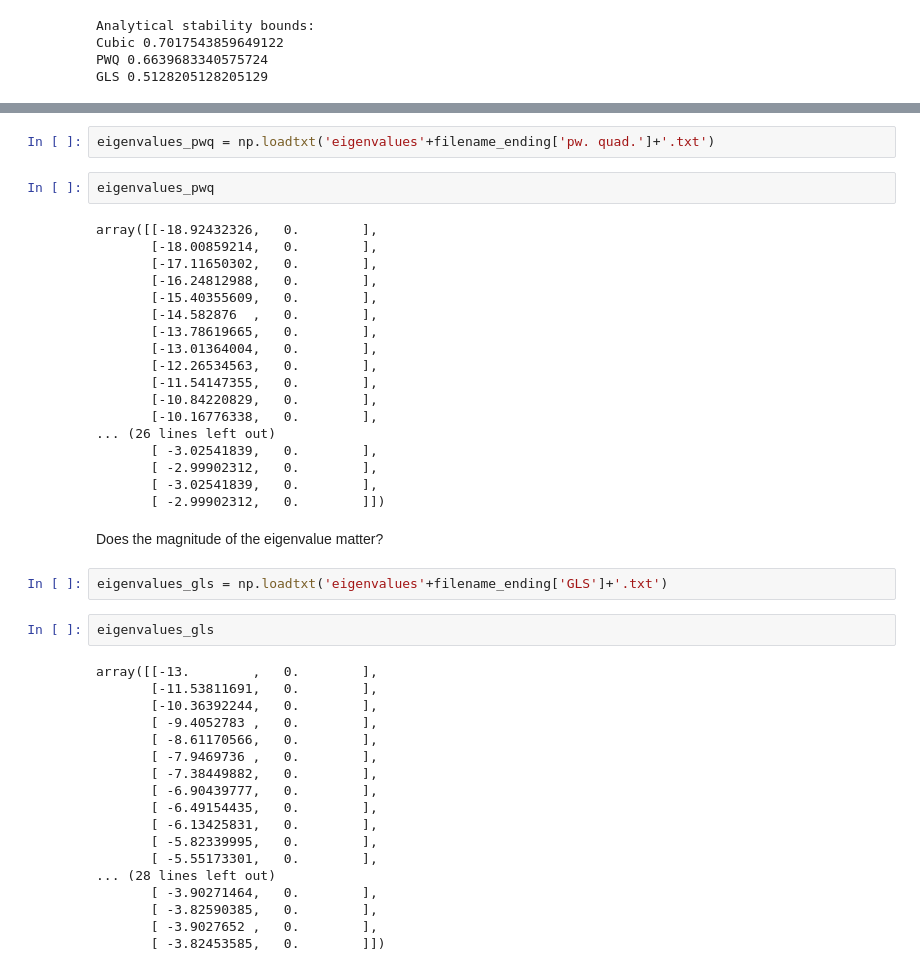
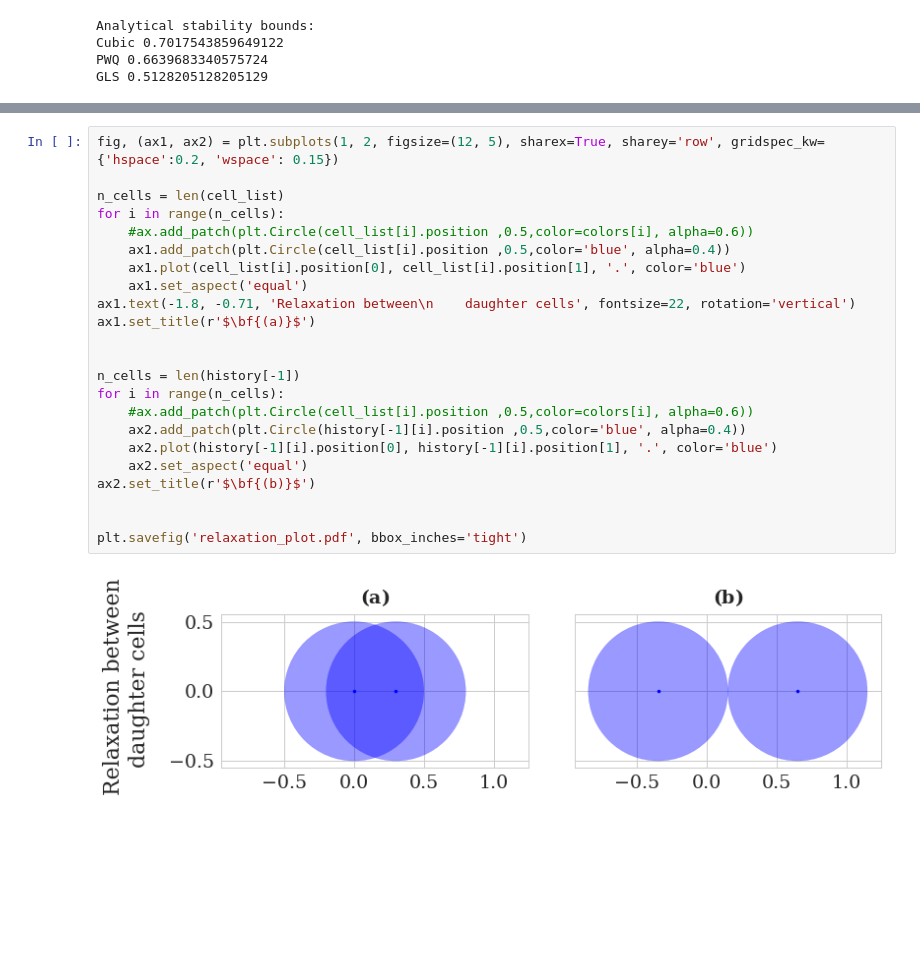
Before and after one commit to somathias/cbmos, a Jupyter notebook: exp-draft_global_adaptivity_2cells.ipynb, the cells around one changed output, grey strips where cells are left out. Cells and saved outputs as stored; diff of their text form; blank space fills up the shorter version.

```diff
--- a/exp-draft_global_adaptivity_2cells.ipynb
+++ b/exp-draft_global_adaptivity_2cells.ipynb
@@ -358,46 +176,25 @@ Okay, this seems to be a translation of the system.
-# %%
-eigenvalues_pwq = np.loadtxt('eigenvalues'+filename_ending['pw. quad.']+'.txt')
-# %%
-eigenvalues_pwq
-# %% [output]
-array([[-18.92432326,   0.        ],
-       [-18.00859214,   0.        ],
-       [-17.11650302,   0.        ],
-       [-16.24812988,   0.        ],
-       [-15.40355609,   0.        ],
-       [-14.582876  ,   0.        ],
-       [-13.78619665,   0.        ],
-       [-13.01364004,   0.        ],
-       [-12.26534563,   0.        ],
-       [-11.54147355,   0.        ],
-       [-10.84220829,   0.        ],
-       [-10.16776338,   0.        ],
-... (26 lines left out)
-       [ -3.02541839,   0.        ],
-       [ -2.99902312,   0.        ],
-       [ -3.02541839,   0.        ],
-       [ -2.99902312,   0.        ]])
-# %% [markdown]
-Does the magnitude of the eigenvalue matter?
-# %%
-eigenvalues_gls = np.loadtxt('eigenvalues'+filename_ending['GLS']+'.txt')
-# %%
-eigenvalues_gls
-# %% [output]
-array([[-13.        ,   0.        ],
-       [-11.53811691,   0.        ],
-       [-10.36392244,   0.        ],
-       [ -9.4052783 ,   0.        ],
-       [ -8.61170566,   0.        ],
-       [ -7.9469736 ,   0.        ],
-       [ -7.38449882,   0.        ],
-       [ -6.90439777,   0.        ],
-       [ -6.49154435,   0.        ],
-       [ -6.13425831,   0.        ],
-       [ -5.82339995,   0.        ],
-       [ -5.55173301,   0.        ],
-... (28 lines left out)
-       [ -3.90271464,   0.        ],
-       [ -3.82590385,   0.        ],
-       [ -3.9027652 ,   0.        ],
-       [ -3.82453585,   0.        ]])
+# %%
+fig, (ax1, ax2) = plt.subplots(1, 2, figsize=(12, 5), sharex=True, sharey='row', gridspec_kw={'hspace':0.2, 'wspace': 0.15})
+
+n_cells = len(cell_list)
+for i in range(n_cells):
+    #ax.add_patch(plt.Circle(cell_list[i].position ,0.5,color=colors[i], alpha=0.6))
+    ax1.add_patch(plt.Circle(cell_list[i].position ,0.5,color='blue', alpha=0.4))
+    ax1.plot(cell_list[i].position[0], cell_list[i].position[1], '.', color='blue')
+    ax1.set_aspect('equal')
+ax1.text(-1.8, -0.71, 'Relaxation between\n    daughter cells', fontsize=22, rotation='vertical')
+ax1.set_title(r'$\bf{(a)}$')
+
+
+n_cells = len(history[-1])
+for i in range(n_cells):
+    #ax.add_patch(plt.Circle(cell_list[i].position ,0.5,color=colors[i], alpha=0.6))
+    ax2.add_patch(plt.Circle(history[-1][i].position ,0.5,color='blue', alpha=0.4))
+    ax2.plot(history[-1][i].position[0], history[-1][i].position[1], '.', color='blue')
+    ax2.set_aspect('equal')
+ax2.set_title(r'$\bf{(b)}$')
+
+
+plt.savefig('relaxation_plot.pdf', bbox_inches='tight')
+# %% [output]
+[figure, added]
```
Also changed, not shown: parts of 21 cells of this notebook, 2 other files.
